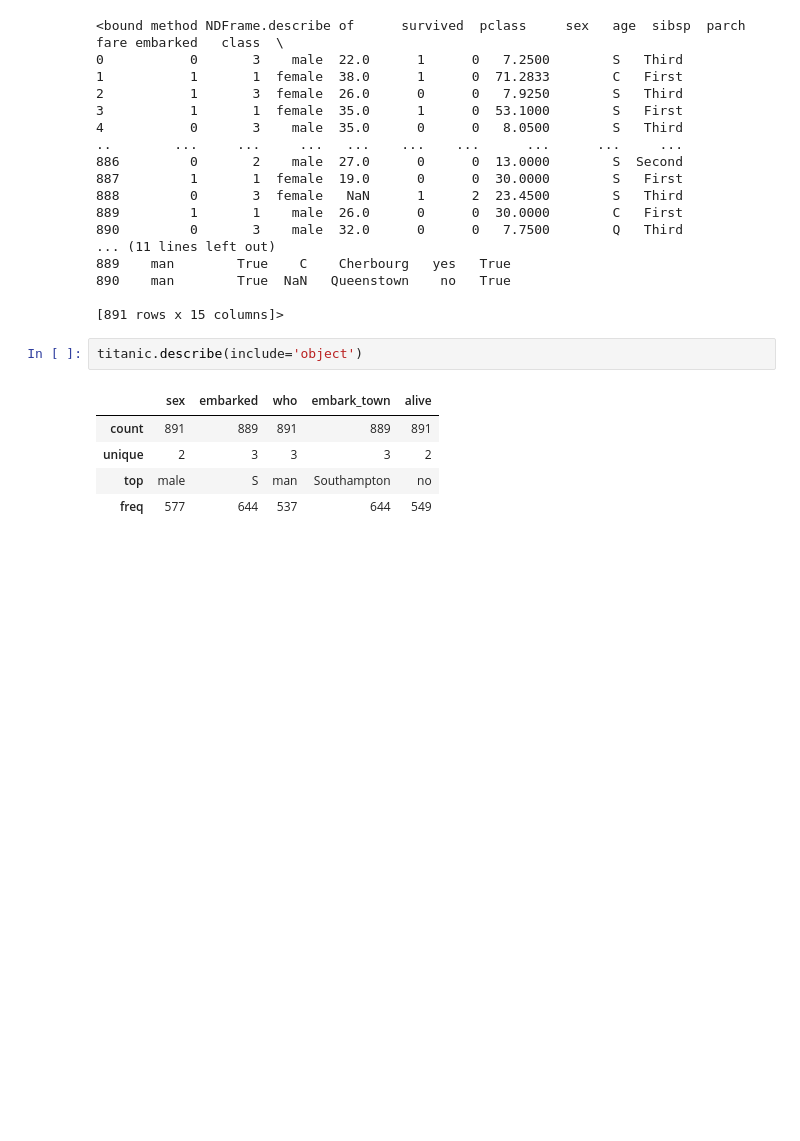
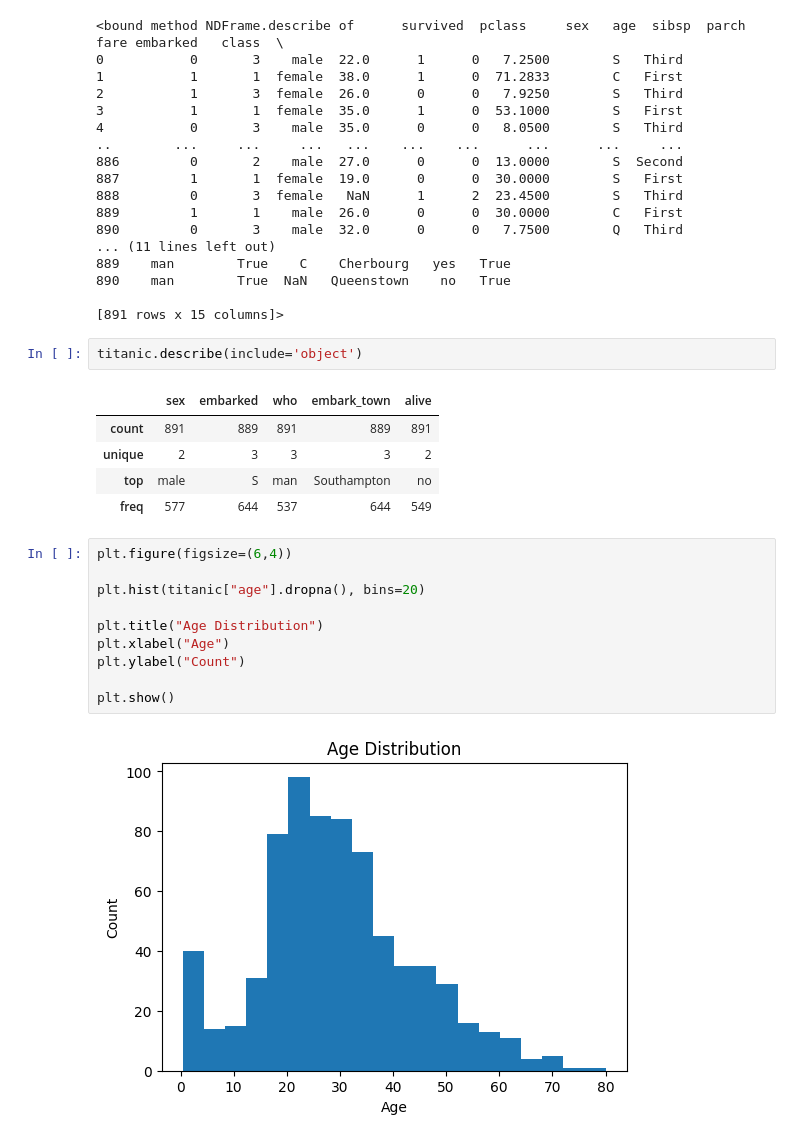
Before and after one commit to itssAayush/Fundamentals-of-machine-learning, a Jupyter notebook: seaborn/Lec1.ipynb, the cells around one changed output. Drawn from its saved outputs; the diff is of its cells as text; blank space fills up the shorter version.

```diff
--- a/seaborn/Lec1.ipynb
+++ b/seaborn/Lec1.ipynb
@@ -70,3 +70,15 @@ titanic.describe(include='object')
 | unique | 2 | 3 | 3 | 3 | 2 |
 | top | male | S | man | Southampton | no |
 | freq | 577 | 644 | 537 | 644 | 549 |
+# %%
+plt.figure(figsize=(6,4))
+
+plt.hist(titanic["age"].dropna(), bins=20)
+
+plt.title("Age Distribution")
+plt.xlabel("Age")
+plt.ylabel("Count")
+
+plt.show()
+# %% [output]
+[figure, added]
```
Also changed, not shown: parts of 1 cell of this notebook.
